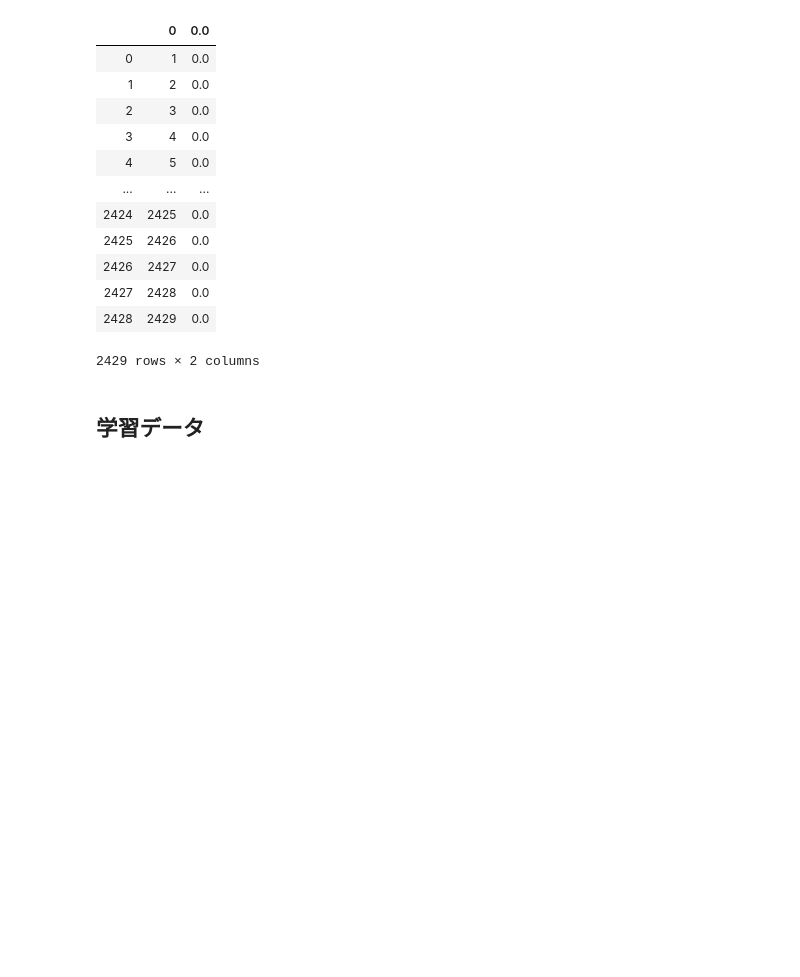
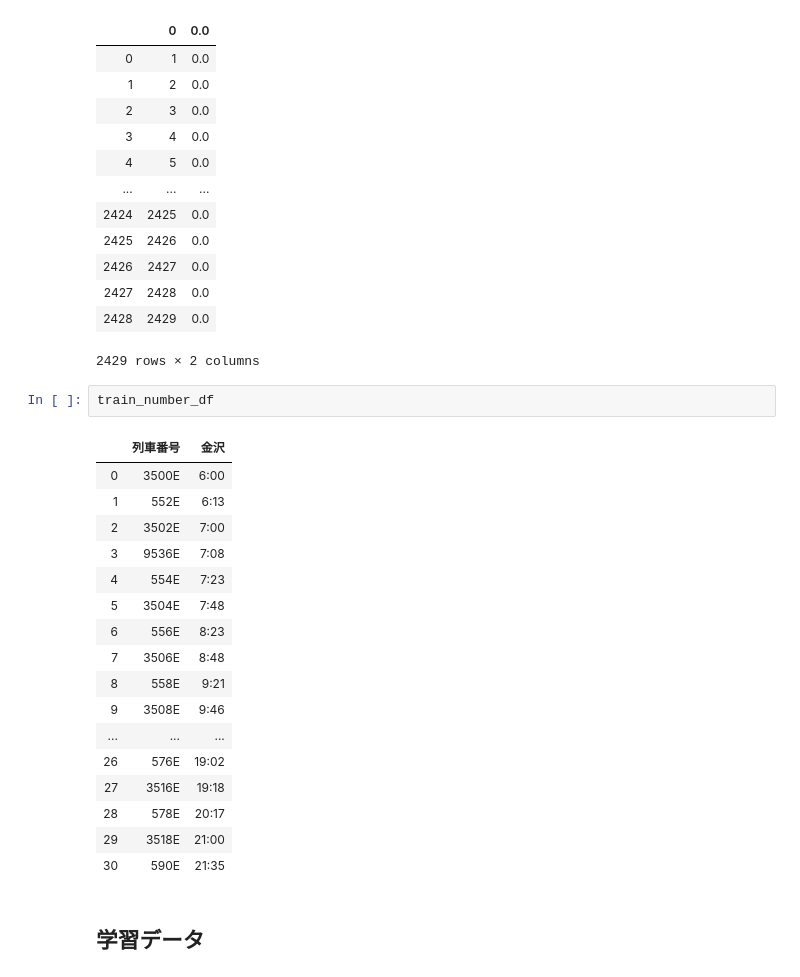
Before and after one commit to ToshikiMuromachi/train, a Jupyter notebook: trainOpe.ipynb, the cells around one changed output. Drawn from its saved outputs; the diff is of its cells as text; blank space fills up the shorter version.

```diff
--- a/trainOpe.ipynb
+++ b/trainOpe.ipynb
@@ -196,6 +198,26 @@ sample_sabmit_df
 | 2427 | 2428 | 0.0 |
 | 2428 | 2429 | 0.0 |
 2429 rows × 2 columns
+# %%
+train_number_df
+# %% [output]
+|  | 列車番号 | 金沢 |
+| 0 | 3500E | 6:00 |
+| 1 | 552E | 6:13 |
+| 2 | 3502E | 7:00 |
+| 3 | 9536E | 7:08 |
+| 4 | 554E | 7:23 |
+| 5 | 3504E | 7:48 |
+| 6 | 556E | 8:23 |
+| 7 | 3506E | 8:48 |
+| 8 | 558E | 9:21 |
+| 9 | 3508E | 9:46 |
+| ... | ... | ... |
+| 26 | 576E | 19:02 |
+| 27 | 3516E | 19:18 |
+| 28 | 578E | 20:17 |
+| 29 | 3518E | 21:00 |
+| 30 | 590E | 21:35 |
 # %% [markdown]
 ## 学習データ
 # %%
```
Also changed, not shown: parts of 10 cells of this notebook.
